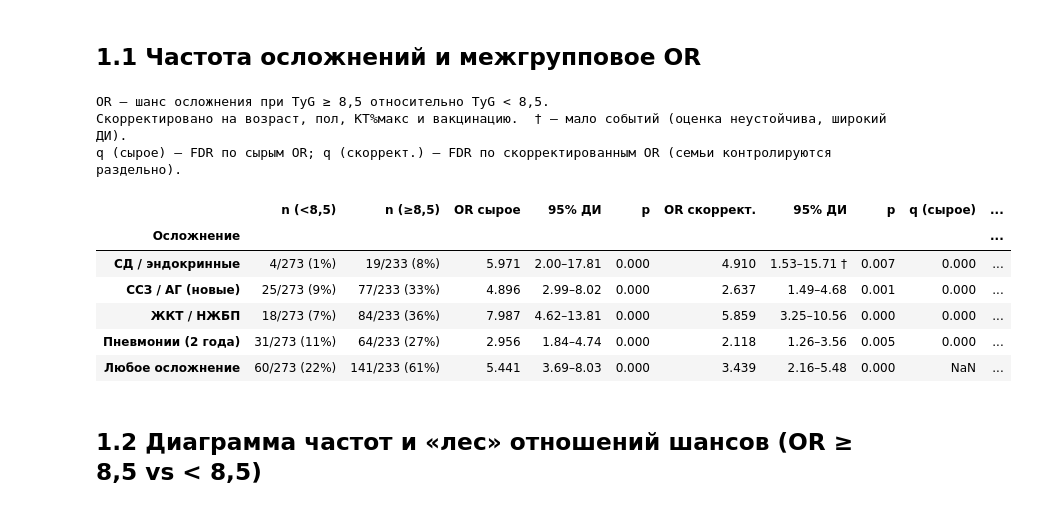
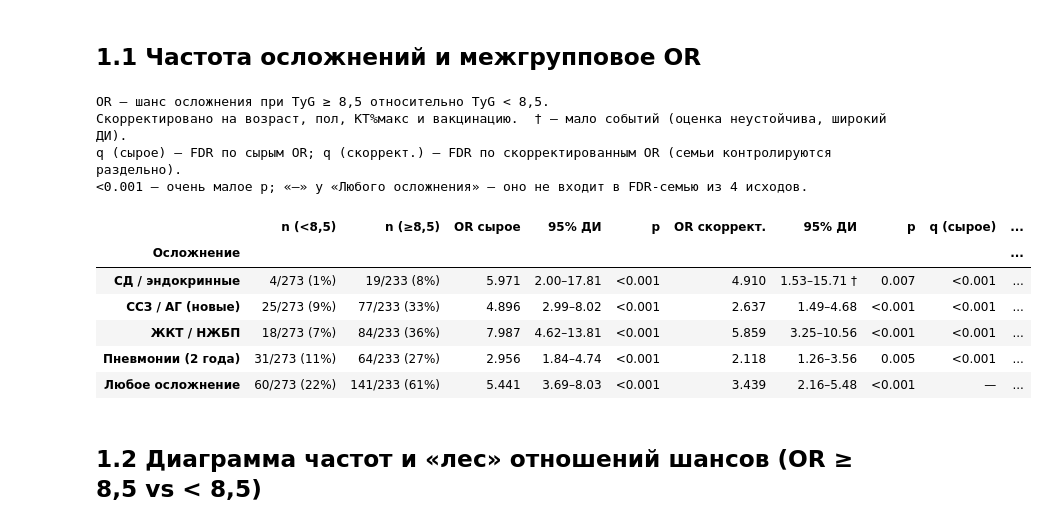
Before and after one commit to oablohin/covid-analysis, a Jupyter notebook: covid_sd.ipynb, the cells around one changed output. Drawn from its saved outputs; the diff is of its cells as text; code cells hidden in the pictures.

```diff
--- a/covid_sd.ipynb
+++ b/covid_sd.ipynb
@@ -70,6 +70,14 @@ plt.rcParams['font.size'] = 10
 pd.set_option('display.float_format', lambda v: f'{v:,.3f}')
 RANDOM_STATE = 42
 
+def fmt_p(p):
+    """Отображение p/q для таблиц: очень малые — как <0.001, пропуски — как «—» (не применимо)."""
+    if pd.isna(p):
+        return '—'
+    if p < 0.001:
+        return '<0.001'
+    return f'{p:.3f}'
+
 # две группы по TyG: сравнение (низкий) и метаболический синдром (высокий)
 GROUPS = ['TyG < 8,5', 'TyG ≥ 8,5']
 GROUP_FULL = {'TyG < 8,5': 'TyG < 8,5 (сравнение)', 'TyG ≥ 8,5': 'TyG ≥ 8,5 (метаболический синдром)'}
@@ -263,39 +272,44 @@ for cn in COMPS + ['Любое осложнение']:
             fit = sm.Logit(dd['y'], sm.add_constant(dd[['g', 'age', 'sex', 'kt', 'vac']])).fit(disp=0)
             aor = np.exp(fit.params.iloc[1]); aci = np.exp(fit.conf_int().iloc[1]); ap = fit.pvalues.iloc[1]
             if not np.isfinite(aor) or aor > 50:        # квазисепарация
                 aor = ap = np.nan; aci = [np.nan, np.nan]
         except Exception:
             aor = ap = np.nan; aci = [np.nan, np.nan]
     rows.append({'Осложнение': cn, 'n (<8,5)': f'{n_lo}/{int(lo_m.sum())} ({100*y[lo_m].mean():.0f}%)',
                  'n (≥8,5)': f'{n_hi}/{int(hi_m.sum())} ({100*y[hi_m].mean():.0f}%)',
                  'OR сырое': orr, '95% ДИ': f'{lo_:.2f}–{hi_:.2f}', 'p': p,
                  'OR скоррект.': aor,
                  '95% ДИ ': (f'{aci[0]:.2f}–{aci[1]:.2f}' + (' †' if fragile else '') if not np.isnan(aor) else '—'),
                  'p ': ap})
 freq = pd.DataFrame(rows)
 mask4 = freq['Осложнение'].isin(COMPS)
 # FDR раздельно для двух семей: сырые OR (Fisher-p) и скорректированные OR (p многофакторной модели)
 freq['q (сырое)'] = np.nan
 freq.loc[mask4, 'q (сырое)'] = multipletests(freq.loc[mask4, 'p'], method='fdr_bh')[1]
 freq['q (скоррект.)'] = np.nan
 adj_ok = mask4 & freq['p '].notna()
 if adj_ok.sum() >= 2:
     freq.loc[adj_ok, 'q (скоррект.)'] = multipletests(freq.loc[adj_ok, 'p '], method='fdr_bh')[1]
 print('OR — шанс осложнения при TyG ≥ 8,5 относительно TyG < 8,5.')
 print('Скорректировано на возраст, пол, КТ%макс и вакцинацию.  † — мало событий (оценка неустойчива, широкий ДИ).')
 print('q (сырое) — FDR по сырым OR; q (скоррект.) — FDR по скорректированным OR (семьи контролируются раздельно).')
-display(freq.set_index('Осложнение'))
+print('<0.001 — очень малое p; «—» у «Любого осложнения» — оно не входит в FDR-семью из 4 исходов.')
+freq_disp = freq.copy()
+for _c in ['p', 'p ', 'q (сырое)', 'q (скоррект.)']:
+    freq_disp[_c] = freq_disp[_c].map(fmt_p)
+display(freq_disp.set_index('Осложнение'))
 # %% [output]
 OR — шанс осложнения при TyG ≥ 8,5 относительно TyG < 8,5.
 Скорректировано на возраст, пол, КТ%макс и вакцинацию.  † — мало событий (оценка неустойчива, широкий ДИ).
 q (сырое) — FDR по сырым OR; q (скоррект.) — FDR по скорректированным OR (семьи контролируются раздельно).
+<0.001 — очень малое p; «—» у «Любого осложнения» — оно не входит в FDR-семью из 4 исходов.
 |  | n (<8,5) | n (≥8,5) | OR сырое | 95% ДИ | p | OR скоррект. | 95% ДИ | p | q (сырое) | ... |
 | Осложнение |  |  |  |  |  |  |  |  |  | ... |
-| СД / эндокринные | 4/273 (1%) | 19/233 (8%) | 5.971 | 2.00–17.81 | 0.000 | 4.910 | 1.53–15.71 † | 0.007 | 0.000 | ... |
-| ССЗ / АГ (новые) | 25/273 (9%) | 77/233 (33%) | 4.896 | 2.99–8.02 | 0.000 | 2.637 | 1.49–4.68 | 0.001 | 0.000 | ... |
-| ЖКТ / НЖБП | 18/273 (7%) | 84/233 (36%) | 7.987 | 4.62–13.81 | 0.000 | 5.859 | 3.25–10.56 | 0.000 | 0.000 | ... |
-| Пневмонии (2 года) | 31/273 (11%) | 64/233 (27%) | 2.956 | 1.84–4.74 | 0.000 | 2.118 | 1.26–3.56 | 0.005 | 0.000 | ... |
-| Любое осложнение | 60/273 (22%) | 141/233 (61%) | 5.441 | 3.69–8.03 | 0.000 | 3.439 | 2.16–5.48 | 0.000 | NaN | ... |
+| СД / эндокринные | 4/273 (1%) | 19/233 (8%) | 5.971 | 2.00–17.81 | <0.001 | 4.910 | 1.53–15.71 † | 0.007 | <0.001 | ... |
+| ССЗ / АГ (новые) | 25/273 (9%) | 77/233 (33%) | 4.896 | 2.99–8.02 | <0.001 | 2.637 | 1.49–4.68 | <0.001 | <0.001 | ... |
+| ЖКТ / НЖБП | 18/273 (7%) | 84/233 (36%) | 7.987 | 4.62–13.81 | <0.001 | 5.859 | 3.25–10.56 | <0.001 | <0.001 | ... |
+| Пневмонии (2 года) | 31/273 (11%) | 64/233 (27%) | 2.956 | 1.84–4.74 | <0.001 | 2.118 | 1.26–3.56 | 0.005 | <0.001 | ... |
+| Любое осложнение | 60/273 (22%) | 141/233 (61%) | 5.441 | 3.69–8.03 | <0.001 | 3.439 | 2.16–5.48 | <0.001 | — | ... |
 # %% [markdown]
 ## 1.2 Диаграмма частот и «лес» отношений шансов (OR ≥ 8,5 vs < 8,5)
 # %%
```
Also changed, not shown: parts of 3 cells of this notebook, 1 other file.
